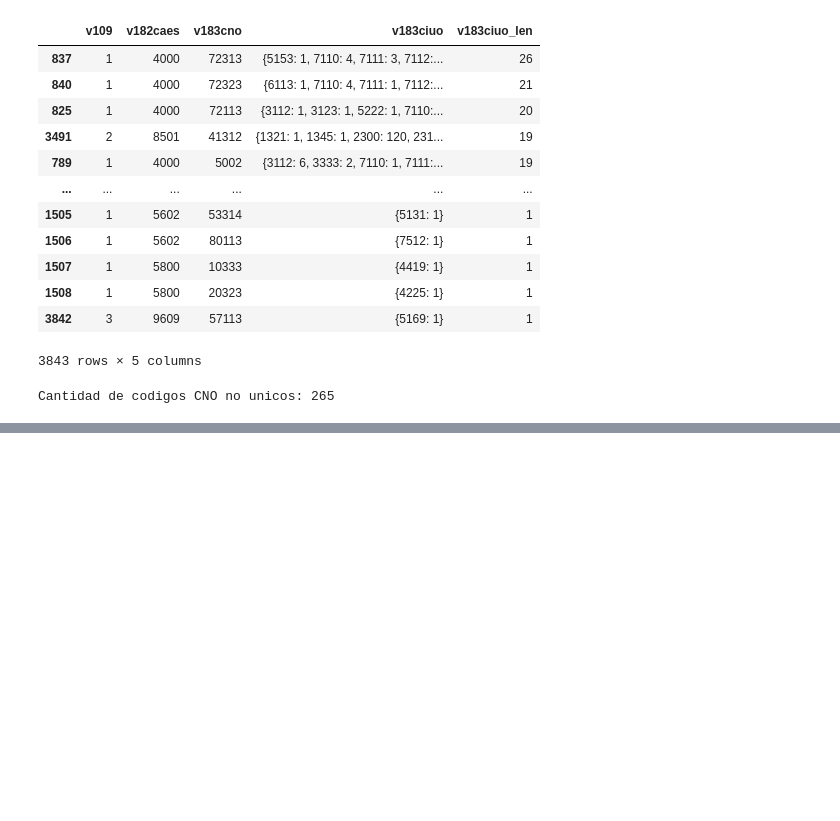
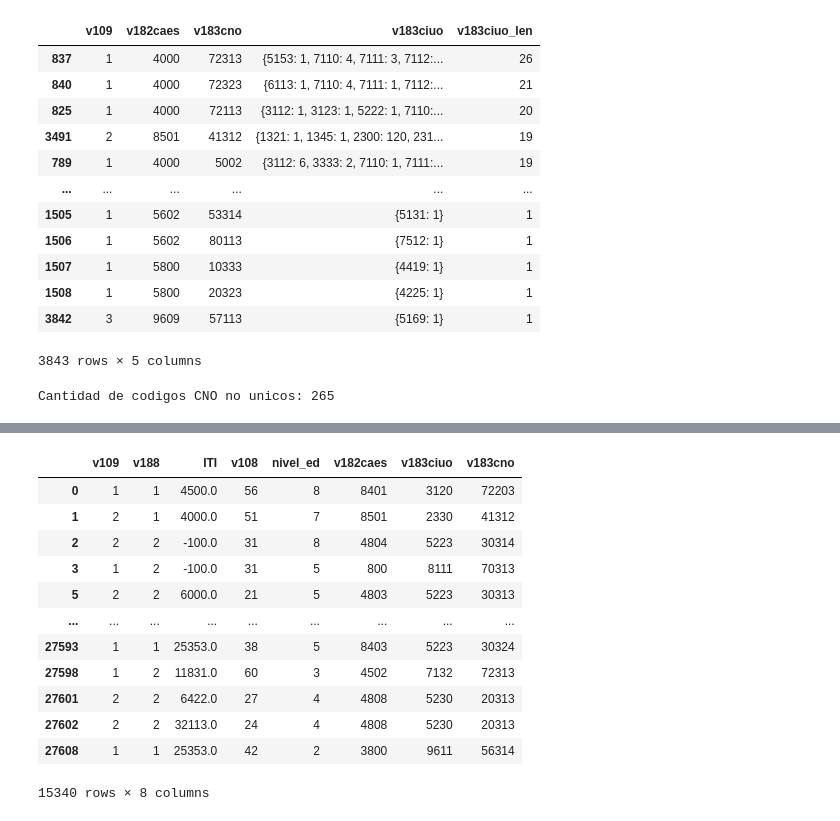
Before and after one commit to aaronbernal28/labor_market_structure_arg, a Jupyter notebook: notebooks/enes_cno.ipynb, the cells around one changed output, grey strips where cells are left out. Saved outputs shown, nothing was run; the diff lists cells and outputs as text; code cells hidden in the pictures; blank space fills up the shorter version.

```diff
--- a/notebooks/enes_cno.ipynb
+++ b/notebooks/enes_cno.ipynb
@@ -214,0 +367,17 @@ Cantidad de codigos CNO no unicos: 265
+# %%
+df_copy_filtered = df_copy.drop_duplicates()
+df_copy_filtered
+# %% [output]
+|  | v109 | v188 | ITI | v108 | nivel_ed | v182caes | v183ciuo | v183cno |
+| 0 | 1 | 1 | 4500.0 | 56 | 8 | 8401 | 3120 | 72203 |
+| 1 | 2 | 1 | 4000.0 | 51 | 7 | 8501 | 2330 | 41312 |
+| 2 | 2 | 2 | -100.0 | 31 | 8 | 4804 | 5223 | 30314 |
+| 3 | 1 | 2 | -100.0 | 31 | 5 | 800 | 8111 | 70313 |
+| 5 | 2 | 2 | 6000.0 | 21 | 5 | 4803 | 5223 | 30313 |
+| ... | ... | ... | ... | ... | ... | ... | ... | ... |
+| 27593 | 1 | 1 | 25353.0 | 38 | 5 | 8403 | 5223 | 30324 |
+| 27598 | 1 | 2 | 11831.0 | 60 | 3 | 4502 | 7132 | 72313 |
+| 27601 | 2 | 2 | 6422.0 | 27 | 4 | 4808 | 5230 | 20313 |
+| 27602 | 2 | 2 | 32113.0 | 24 | 4 | 4808 | 5230 | 20313 |
+| 27608 | 1 | 1 | 25353.0 | 42 | 2 | 3800 | 9611 | 56314 |
+15340 rows × 8 columns
```
Also changed, not shown: parts of 19 cells of this notebook, 1 other file.
